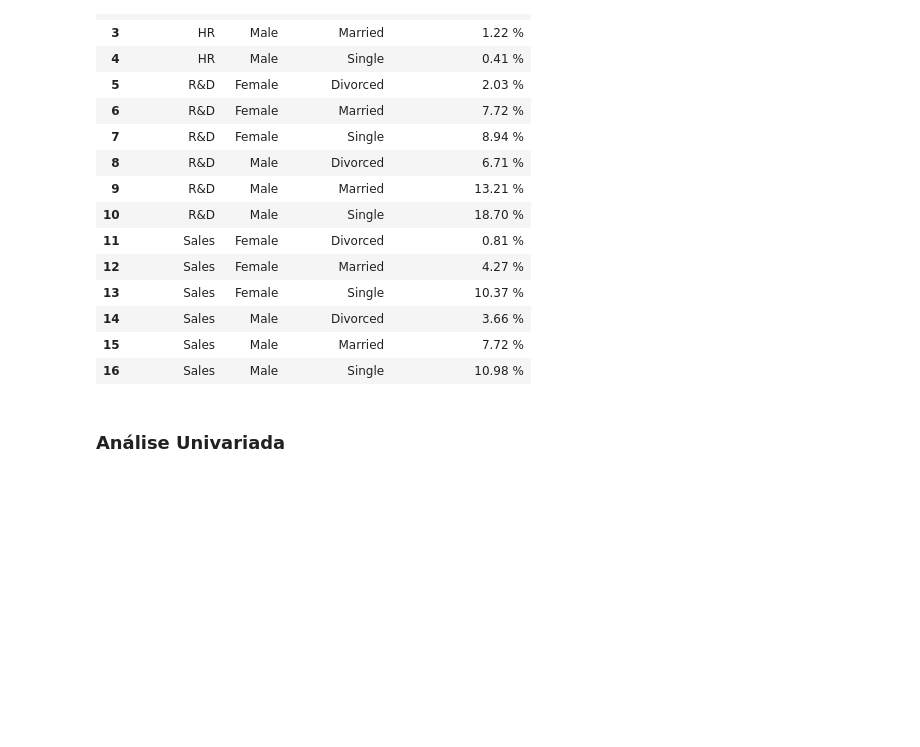
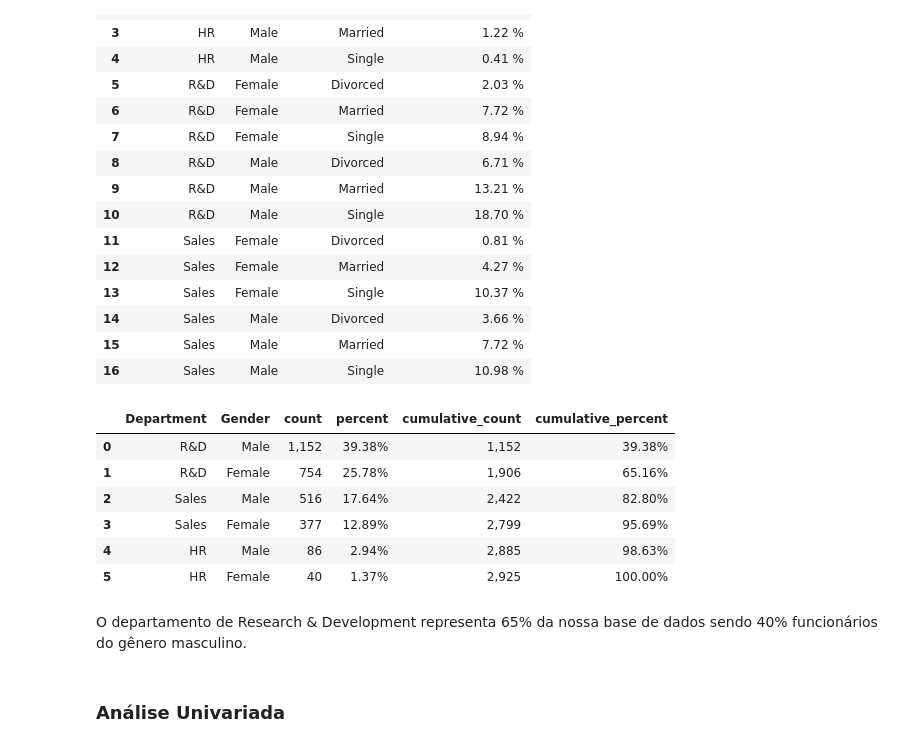
Before and after one commit to milexias/hr-attrition, a Jupyter notebook: attrition_analysis.ipynb, the cells around one changed output. Cells and saved outputs as stored; diff of their text form; code cells hidden in the pictures; blank space fills up the shorter version.

Commit message:
base

```diff
--- a/attrition_analysis.ipynb
+++ b/attrition_analysis.ipynb
@@ -317,6 +318,19 @@ df_relativa_styled
 | 14 | Sales | Male | Divorced | 3.66 % |
 | 15 | Sales | Male | Married | 7.72 % |
 | 16 | Sales | Male | Single | 10.98 % |
+# %%
+dados.stb.freq(['Department','Gender'],
+              style=True)
+# %% [output]
+|  | Department | Gender | count | percent | cumulative_count | cumulative_percent |
+| 0 | R&D | Male | 1,152 | 39.38% | 1,152 | 39.38% |
+| 1 | R&D | Female | 754 | 25.78% | 1,906 | 65.16% |
+| 2 | Sales | Male | 516 | 17.64% | 2,422 | 82.80% |
+| 3 | Sales | Female | 377 | 12.89% | 2,799 | 95.69% |
+| 4 | HR | Male | 86 | 2.94% | 2,885 | 98.63% |
+| 5 | HR | Female | 40 | 1.37% | 2,925 | 100.00% |
+# %% [markdown]
+O departamento de Research & Development representa 65% da nossa base de dados sendo 40% funcionários do gênero masculino.
 # %% [markdown]
 ### Análise Univariada
 # %%
```
Also changed, not shown: parts of 18 cells of this notebook.
